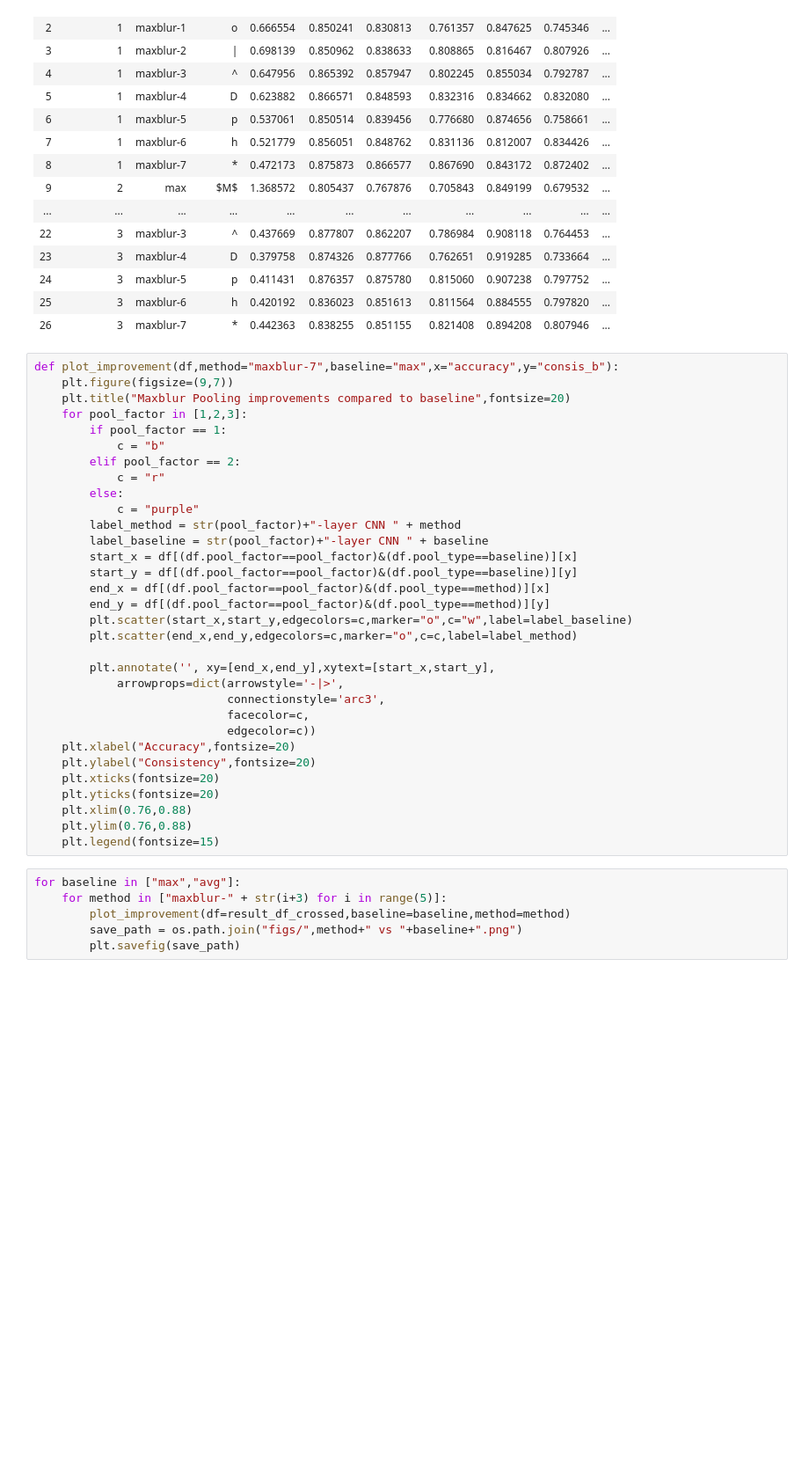
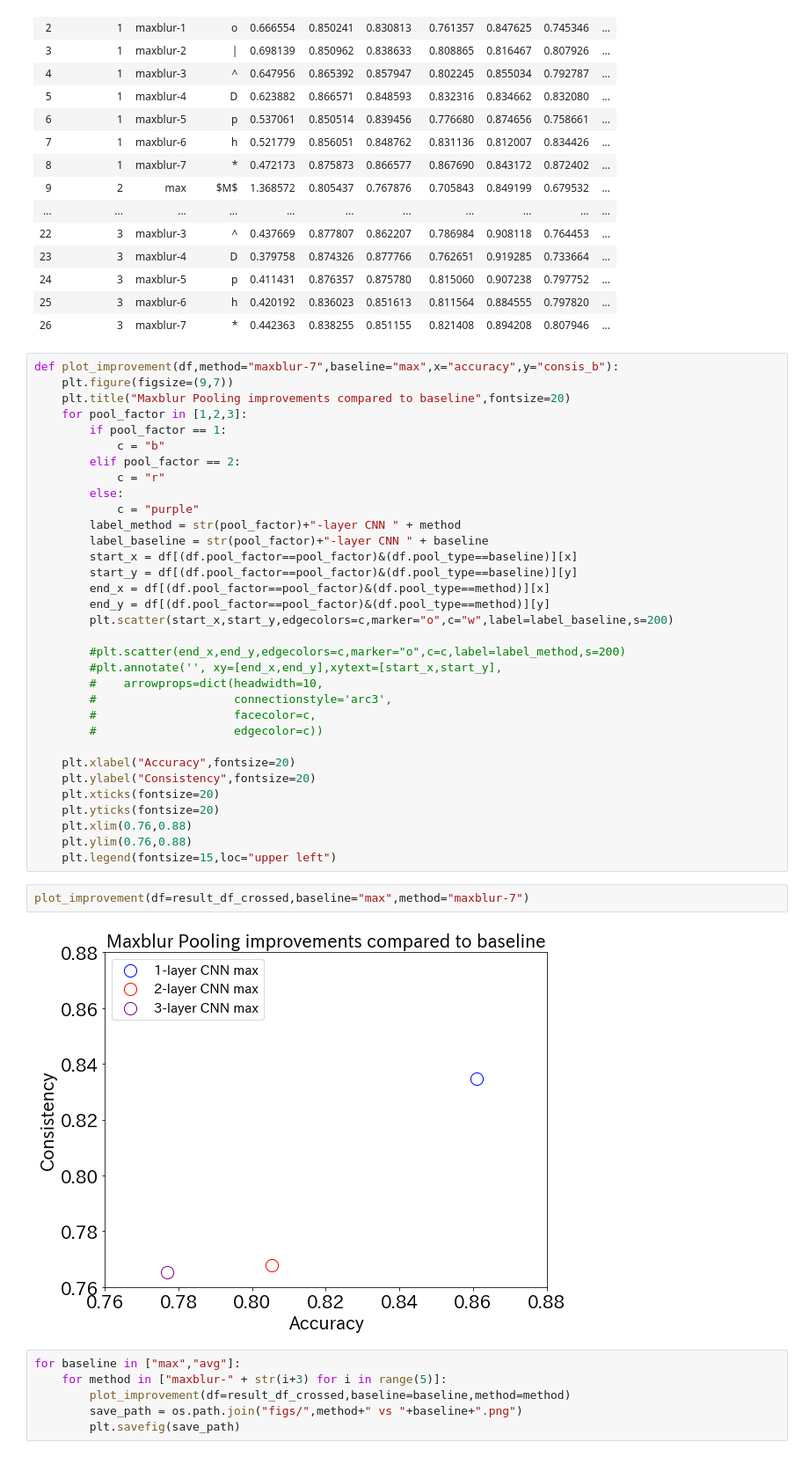
Before and after one commit to huxianyin/hu_ShiftInvarianceValidation_Biosignals2020, a Jupyter notebook: AF Detection/Analyze Result from final csv.ipynb, the cells around one changed output. Shown at 88% size. Cells and saved outputs as stored; diff of their text form; blank space fills up the shorter version.

```diff
--- a/AF Detection/Analyze Result from final csv.ipynb
+++ b/AF Detection/Analyze Result from final csv.ipynb
@@ -59,21 +59,26 @@ def plot_improvement(df,method="maxblur-7",baseline="max",x="accuracy",y="consis
         start_y = df[(df.pool_factor==pool_factor)&(df.pool_type==baseline)][y]
         end_x = df[(df.pool_factor==pool_factor)&(df.pool_type==method)][x]
         end_y = df[(df.pool_factor==pool_factor)&(df.pool_type==method)][y]
-        plt.scatter(start_x,start_y,edgecolors=c,marker="o",c="w",label=label_baseline)
-        plt.scatter(end_x,end_y,edgecolors=c,marker="o",c=c,label=label_method)
+        plt.scatter(start_x,start_y,edgecolors=c,marker="o",c="w",label=label_baseline,s=200)
 
-        plt.annotate('', xy=[end_x,end_y],xytext=[start_x,start_y],
-            arrowprops=dict(arrowstyle='-|>',
-                            connectionstyle='arc3',
-                            facecolor=c,
-                            edgecolor=c))
+        #plt.scatter(end_x,end_y,edgecolors=c,marker="o",c=c,label=label_method,s=200)
+        #plt.annotate('', xy=[end_x,end_y],xytext=[start_x,start_y],
+        #    arrowprops=dict(headwidth=10,
+        #                    connectionstyle='arc3',
+        #                    facecolor=c,
+        #                    edgecolor=c))
+
     plt.xlabel("Accuracy",fontsize=20)
     plt.ylabel("Consistency",fontsize=20)
     plt.xticks(fontsize=20)
     plt.yticks(fontsize=20)
     plt.xlim(0.76,0.88)
     plt.ylim(0.76,0.88)
-    plt.legend(fontsize=15)
+    plt.legend(fontsize=15,loc="upper left")
+# %%
+plot_improvement(df=result_df_crossed,baseline="max",method="maxblur-7")
+# %% [output]
+[figure, added]
 # %%
 for baseline in ["max","avg"]:
     for method in ["maxblur-" + str(i+3) for i in range(5)]:
```
Also changed, not shown: 10 other files.
